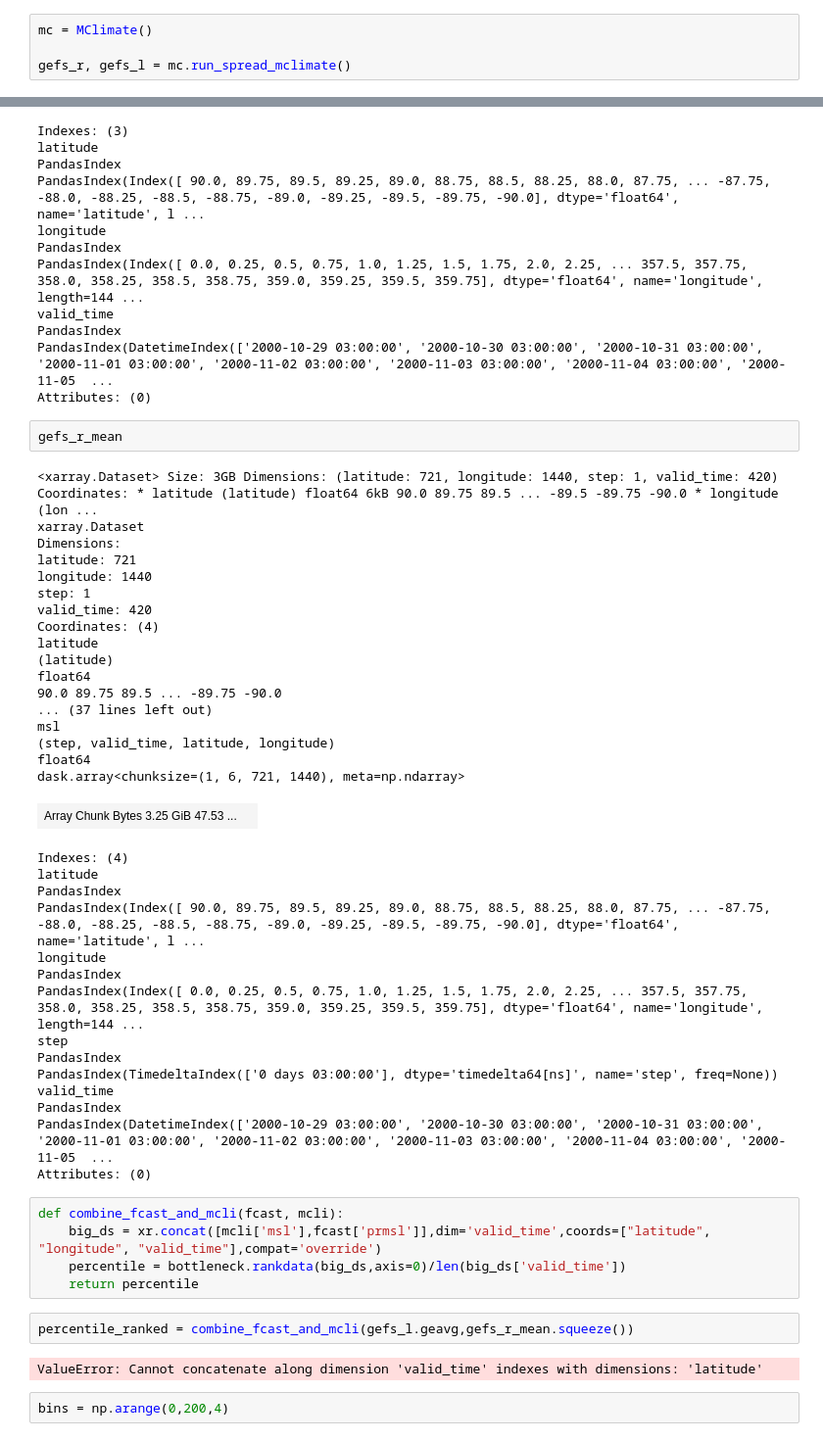
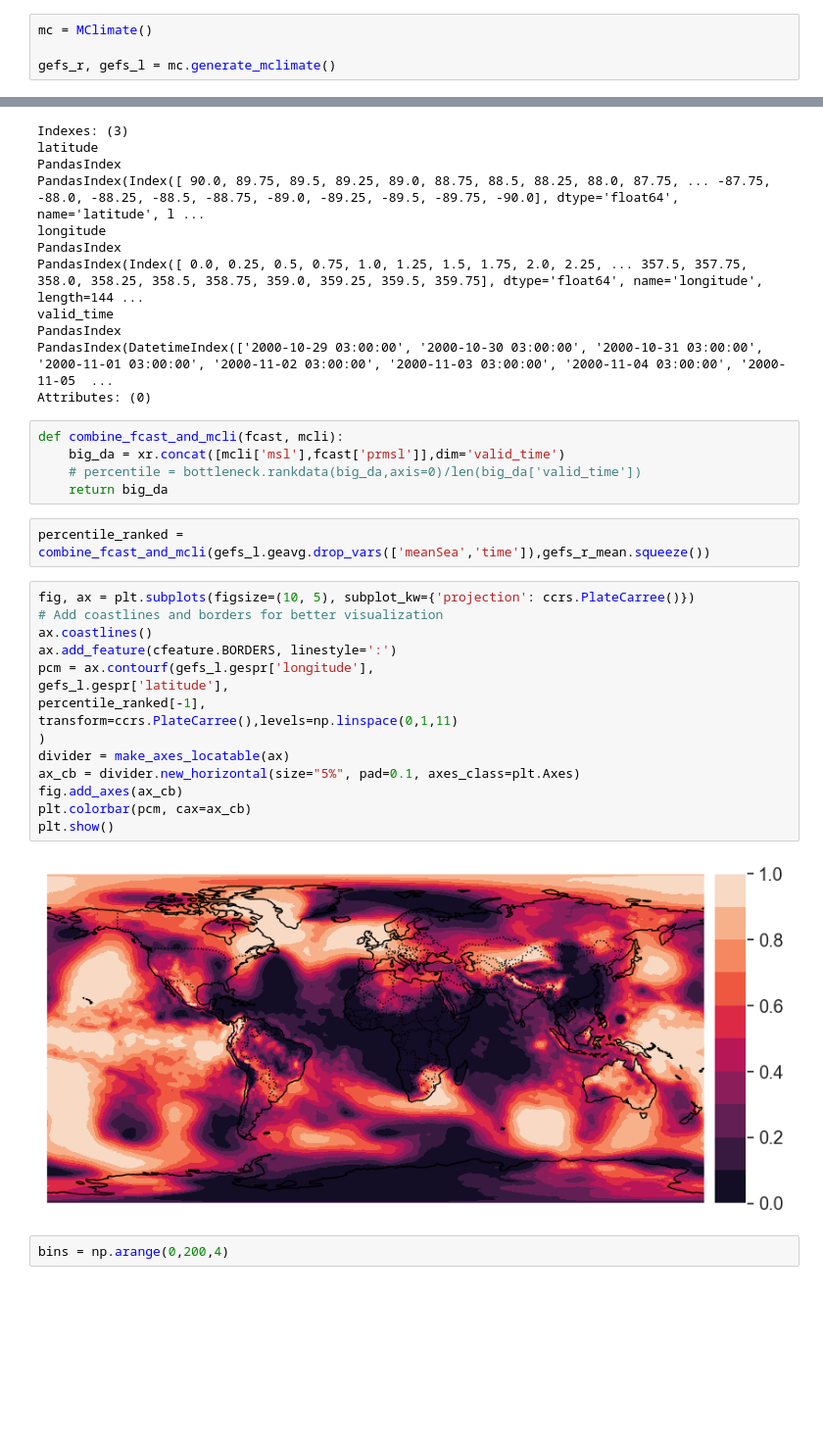
Before and after one commit to aaTman/espr, a Jupyter notebook: espr/testing_notebook.ipynb, the cells around one changed output, grey strips where cells are left out. Shown at 98% size. Cells and saved outputs as stored; diff of their text form; blank space fills up the shorter version.

```diff
--- a/espr/testing_notebook.ipynb
+++ b/espr/testing_notebook.ipynb
@@ -17,5 +46,5 @@ client
 # %%
 mc = MClimate()
 
-gefs_r, gefs_l = mc.run_spread_mclimate()
+gefs_r, gefs_l = mc.generate_mclimate()
 # %% [output]
@@ -165,50 +194,30 @@ valid_time
 PandasIndex
 PandasIndex(DatetimeIndex(['2000-10-29 03:00:00', '2000-10-30 03:00:00', '2000-10-31 03:00:00', '2000-11-01 03:00:00', '2000-11-02 03:00:00', '2000-11-03 03:00:00', '2000-11-04 03:00:00', '2000-11-05  ...
 Attributes: (0)
-# %%
-gefs_r_mean
-# %% [output]
-<xarray.Dataset> Size: 3GB Dimensions: (latitude: 721, longitude: 1440, step: 1, valid_time: 420) Coordinates: * latitude (latitude) float64 6kB 90.0 89.75 89.5 ... -89.5 -89.75 -90.0 * longitude (lon ...
-xarray.Dataset
-Dimensions:
-latitude: 721
-longitude: 1440
-step: 1
-valid_time: 420
-Coordinates: (4)
-latitude
-(latitude)
-float64
-90.0 89.75 89.5 ... -89.75 -90.0
-... (37 lines left out)
-msl
-(step, valid_time, latitude, longitude)
-float64
-dask.array<chunksize=(1, 6, 721, 1440), meta=np.ndarray>
-| Array Chunk Bytes 3.25 GiB 47.53 ... |  |
-Indexes: (4)
-latitude
-PandasIndex
-PandasIndex(Index([ 90.0, 89.75, 89.5, 89.25, 89.0, 88.75, 88.5, 88.25, 88.0, 87.75, ... -87.75, -88.0, -88.25, -88.5, -88.75, -89.0, -89.25, -89.5, -89.75, -90.0], dtype='float64', name='latitude', l ...
-longitude
-PandasIndex
-PandasIndex(Index([ 0.0, 0.25, 0.5, 0.75, 1.0, 1.25, 1.5, 1.75, 2.0, 2.25, ... 357.5, 357.75, 358.0, 358.25, 358.5, 358.75, 359.0, 359.25, 359.5, 359.75], dtype='float64', name='longitude', length=144 ...
-step
-PandasIndex
-PandasIndex(TimedeltaIndex(['0 days 03:00:00'], dtype='timedelta64[ns]', name='step', freq=None))
-valid_time
-PandasIndex
-PandasIndex(DatetimeIndex(['2000-10-29 03:00:00', '2000-10-30 03:00:00', '2000-10-31 03:00:00', '2000-11-01 03:00:00', '2000-11-02 03:00:00', '2000-11-03 03:00:00', '2000-11-04 03:00:00', '2000-11-05  ...
-Attributes: (0)
 # %%
 def combine_fcast_and_mcli(fcast, mcli):
-    big_ds = xr.concat([mcli['msl'],fcast['prmsl']],dim='valid_time',coords=["latitude", "longitude", "valid_time"],compat='override')
-    percentile = bottleneck.rankdata(big_ds,axis=0)/len(big_ds['valid_time'])
-    return percentile
+    big_da = xr.concat([mcli['msl'],fcast['prmsl']],dim='valid_time')
+    # percentile = bottleneck.rankdata(big_da,axis=0)/len(big_da['valid_time'])
+    return big_da
 # %%
-percentile_ranked = combine_fcast_and_mcli(gefs_l.geavg,gefs_r_mean.squeeze())
+percentile_ranked = combine_fcast_and_mcli(gefs_l.geavg.drop_vars(['meanSea','time']),gefs_r_mean.squeeze())
-# %% [output]
-ValueError: Cannot concatenate along dimension 'valid_time' indexes with dimensions: 'latitude'
+# %%
+fig, ax = plt.subplots(figsize=(10, 5), subplot_kw={'projection': ccrs.PlateCarree()})
+# Add coastlines and borders for better visualization
+ax.coastlines()
+ax.add_feature(cfeature.BORDERS, linestyle=':')
+pcm = ax.contourf(gefs_l.gespr['longitude'],
+gefs_l.gespr['latitude'],
+percentile_ranked[-1],
+transform=ccrs.PlateCarree(),levels=np.linspace(0,1,11)
+)
+divider = make_axes_locatable(ax)
+ax_cb = divider.new_horizontal(size="5%", pad=0.1, axes_class=plt.Axes)
+fig.add_axes(ax_cb)
+plt.colorbar(pcm, cax=ax_cb)
+plt.show()
+# %% [output]
+[figure, added]
 # %%
 bins = np.arange(0,200,4)
 # %%
```
Also changed, not shown: parts of 6 cells of this notebook, 8 other files.
